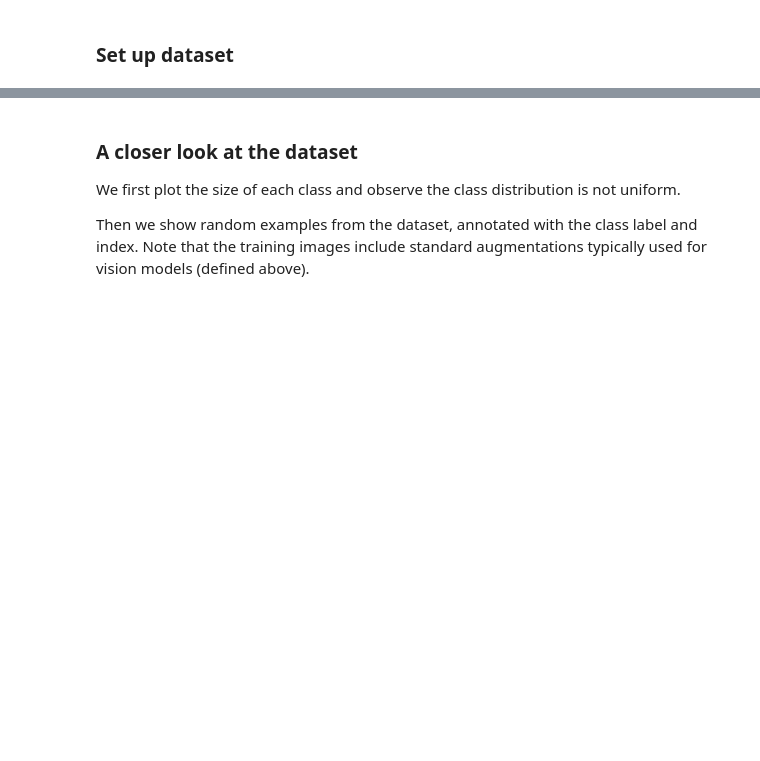
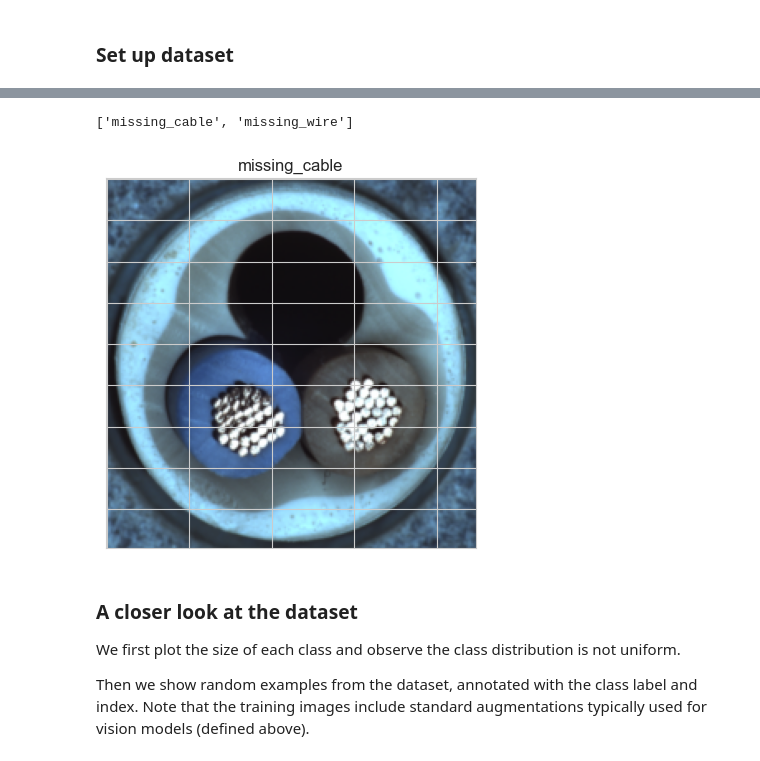
Before and after one commit to DucoLam/02456-DeepLearning-Group-26, a Jupyter notebook: Testing/testing_weiwei.ipynb, the cells around one changed output, grey strips where cells are left out. Saved outputs shown, nothing was run; the diff lists cells and outputs as text; code cells hidden in the pictures; blank space fills up the shorter version.

```diff
--- a/Testing/testing_weiwei.ipynb
+++ b/Testing/testing_weiwei.ipynb
@@ -305,3 +337,11 @@ FileNotFoundError: [WinError 3] The system cannot find the path specified: 'Data
+# %%
+test_image = next(iter(test_loader))
+test_images = test_image['image']
+show_image(test_images[0], test_image['defect_type'][0])
+print(test_image['defect_type'])
+# %% [output]
+['missing_cable', 'missing_wire']
+[figure, added]
 # %% [markdown]
 ### A closer look at the dataset
 
```
Also changed, not shown: parts of 3 cells of this notebook, 1 other file.
